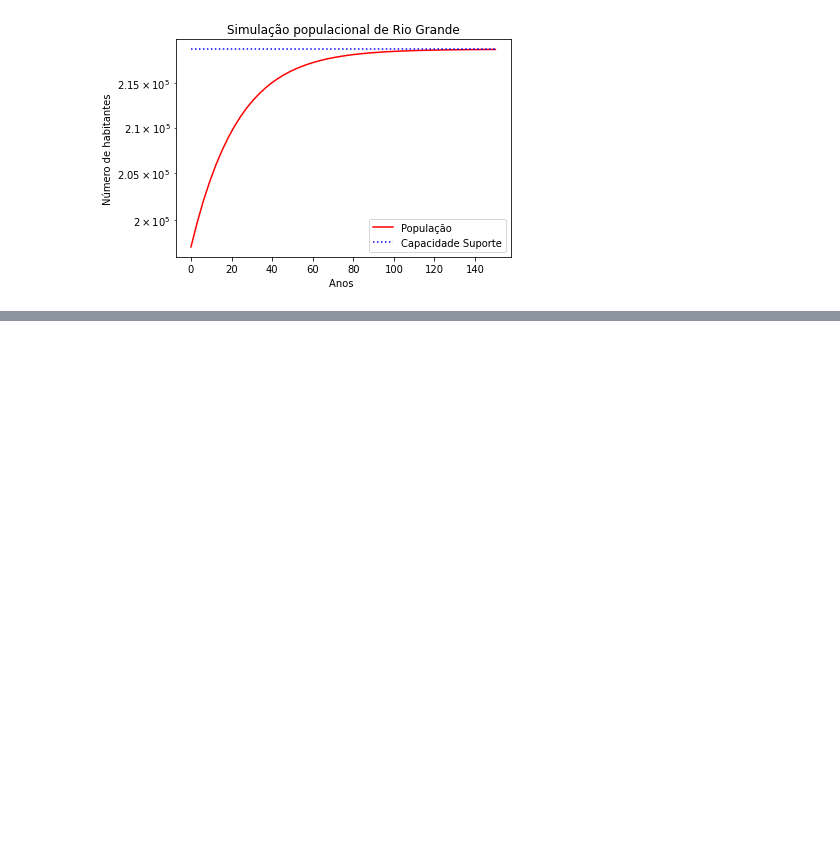
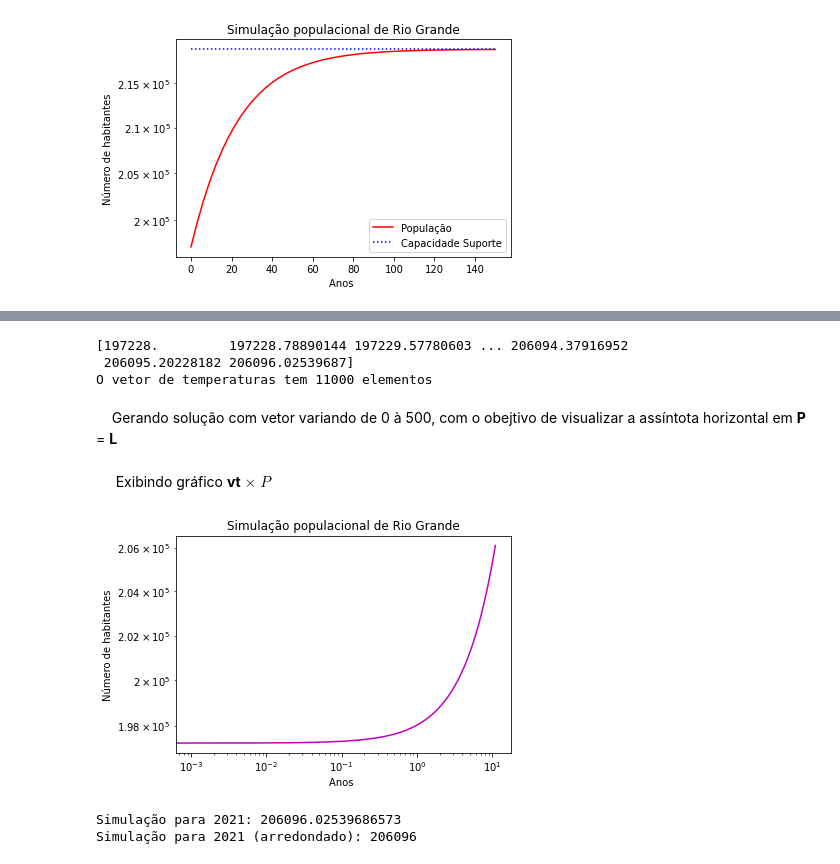
Before and after one commit to LaboratorioIPythonFURG/Modelo-Populacional-Malthus, a Jupyter notebook: Jupyter/5_euler.ipynb, the cells around one changed output, grey strips where cells are left out. Drawn from its saved outputs; the diff is of its cells as text; code cells hidden in the pictures; blank space fills up the shorter version.

```diff
--- a/Jupyter/5_euler.ipynb
+++ b/Jupyter/5_euler.ipynb
@@ -12,6 +12,7 @@ import matplotlib.pyplot as plt
 import numpy as np
 from f_malthus import f_malthus
 from f_verhulst import f_verhulst
+from f_montroll import f_montroll
 
 def sol_euler(vt,P0,modelo):
 
@@ -28,6 +29,8 @@ def sol_euler(vt,P0,modelo):
             Pi = P[-1]+h*f_malthus(P[-1])
         elif modelo=='verhulst':
             Pi = P[-1]+h*f_verhulst(P[-1])
+        elif modelo=='montroll':
+            Pi = P[-1]+h*f_montroll(P[-1])
         P = np.append(P,Pi)
 
     return P[0:P.shape[0]-1]
@@ -146,0 +154,20 @@ plt.show()
+# %%
+h = 0.001 #Passo de derivação
+
+P0 = 197228 #Condição inicial
+
+ti = 0 #tempo inicial
+
+tf = 11 #tempo final
+
+vt = np.arange(ti,tf,h) #Intervalo de 10 à 21 anos com passo h
+# %%
+sol = sol_euler(vt,P0,'montroll')
+print(sol)
+print('O vetor de temperaturas tem {} elementos'.format(sol.shape[0]))
+# %% [output]
+[197228.         197228.78890144 197229.57780603 ... 206094.37916952
+ 206095.20228182 206096.02539687]
+O vetor de temperaturas tem 11000 elementos
+# %% [markdown]
+&nbsp; &nbsp; Gerando solução com vetor variando de 0 à 500, com o obejtivo de visualizar a assíntota horizontal em <b>P</b> = <b>L</b>
@@ -146,0 +177,19 @@ plt.show()
+# %% [markdown]
+&nbsp; &nbsp; &nbsp;Exibindo gráfico <b>vt</b> $\times$ <b>$P$</b>
+# %%
+plt.plot(vt,sol,"m")
+
+#Exibindo figura
+plt.title("Simulação populacional de Rio Grande")
+plt.xlabel("Anos ")
+plt.ylabel("Número de habitantes")
+plt.yscale("log")
+plt.xscale("log")
+plt.show()
+
+print("Simulação para 2021:",sol[sol.shape[0]-1])
+print("Simulação para 2021 (arredondado):",round(sol[sol.shape[0]-1]))
+# %% [output]
+[figure, added]
+Simulação para 2021: 206096.02539686573
+Simulação para 2021 (arredondado): 206096
```
Also changed, not shown: parts of 4 cells of this notebook, 9 other files.
